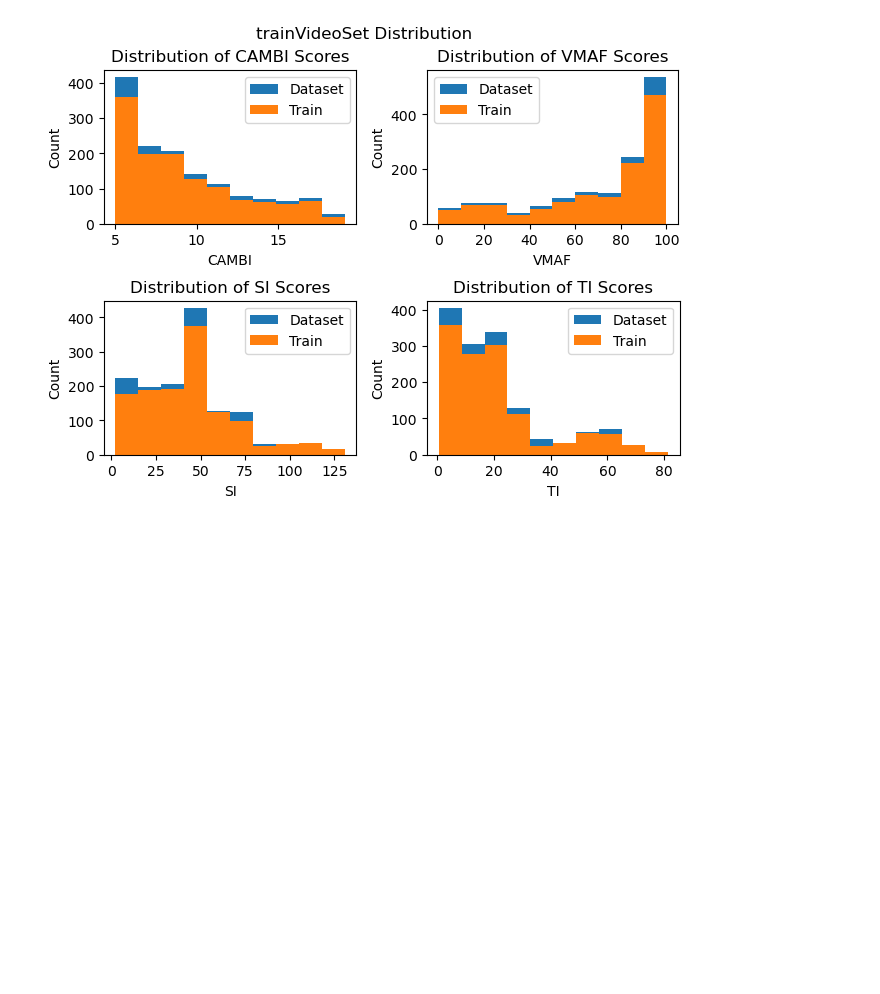
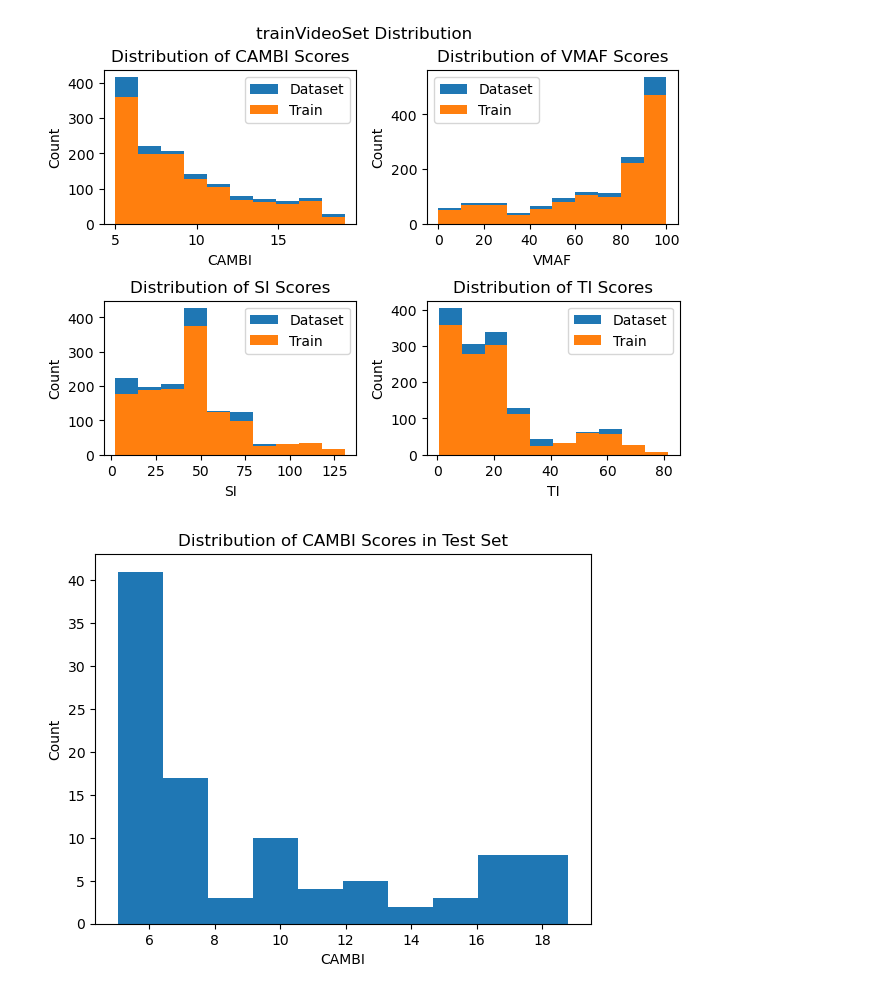
Before and after one commit to nwaliv/MAIProject, a Jupyter notebook: datasetDistributions.ipynb, the cells around one changed output. Saved outputs shown, nothing was run; the diff lists cells and outputs as text; code cells hidden in the pictures; blank space fills up the shorter version.

```diff
--- a/datasetDistributions.ipynb
+++ b/datasetDistributions.ipynb
@@ -78,3 +78,13 @@ fig2.suptitle("trainVideoSet Distribution")
 plt.show()
 # %% [output]
 [figure]
+# %%
+testDF = pd.read_csv("testVideoSet.csv")
+cambiScoresTest = testDF.loc[:,'CAMBI']
+bbandScoresTest = testDF.loc[:,'BBAND']
+plt.hist(cambiScoresTest)
+plt.title("Distribution of CAMBI Scores in Test Set")
+plt.xlabel("CAMBI"); plt.ylabel("Count")
+plt.show()
+# %% [output]
+[figure, added]
```
Also changed, not shown: parts of 2 cells of this notebook, 1 other file.
